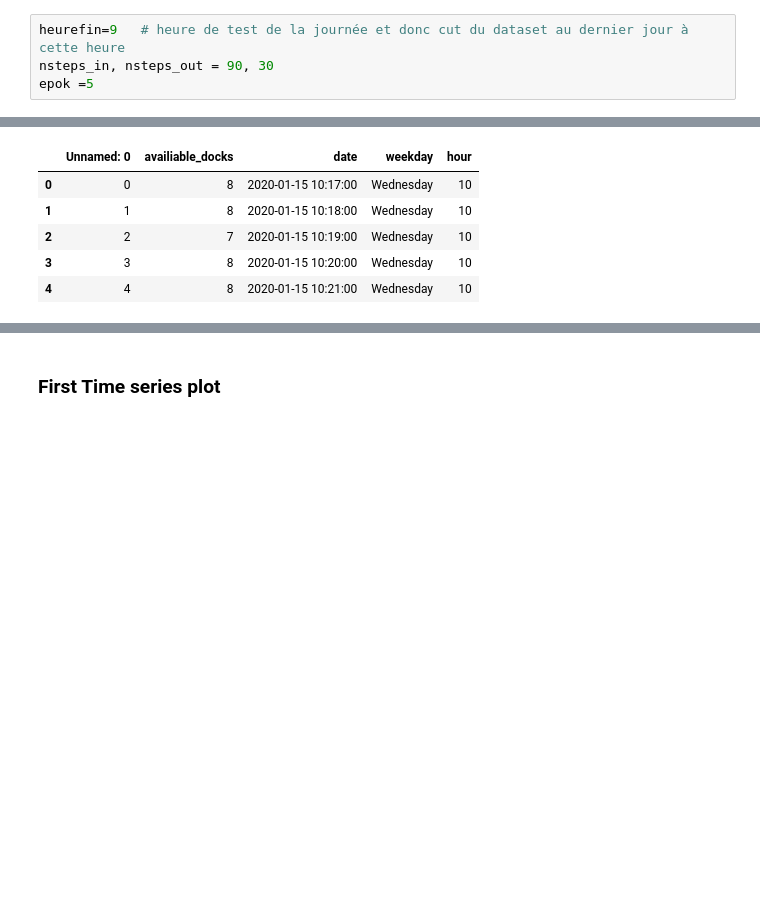
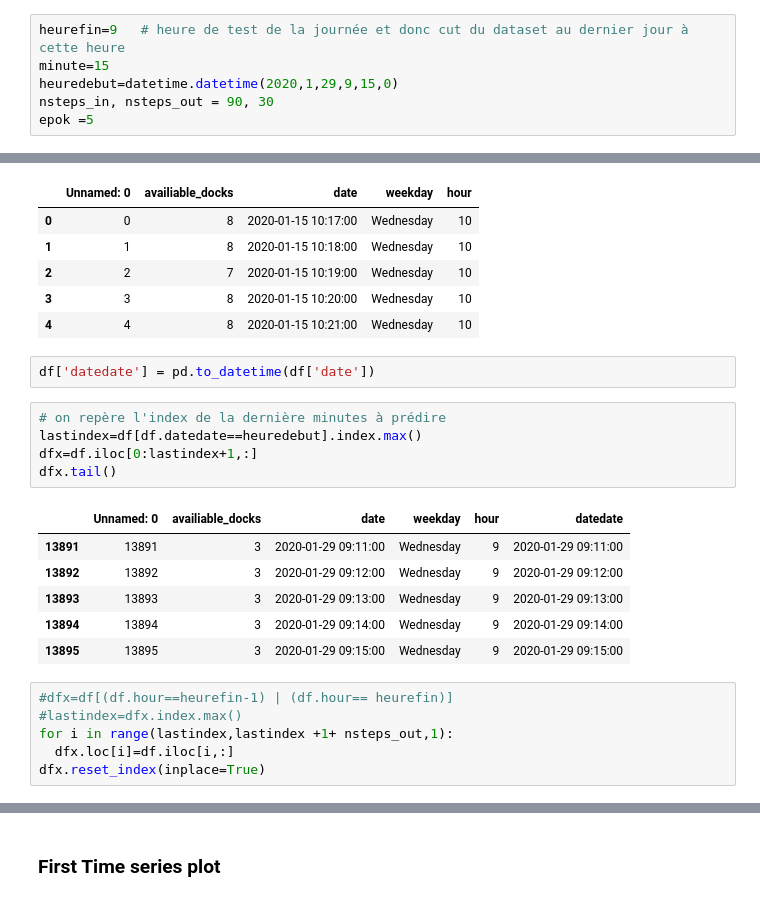
Before and after one commit to Cams75018/Velib_predictions, a Jupyter notebook: LSTM_multistep_min_par_min.ipynb, the cells around one changed output, grey strips where cells are left out. Cells and saved outputs as stored; diff of their text form; blank space fills up the shorter version.

```diff
--- a/LSTM_multistep_min_par_min.ipynb
+++ b/LSTM_multistep_min_par_min.ipynb
@@ -23,6 +24,8 @@ import timeit
 start_time = timeit.default_timer()
 # %%
 heurefin=9   # heure de test de la journée et donc cut du dataset au dernier jour à cette heure
+minute=15
+heuredebut=datetime.datetime(2020,1,29,9,15,0)
 nsteps_in, nsteps_out = 90, 30
 epok =5
 # %%
@@ -38,4 +41,24 @@ Number of rows and columns: (14800, 5)
 | 2 | 2 | 7 | 2020-01-15 10:19:00 | Wednesday | 10 |
 | 3 | 3 | 8 | 2020-01-15 10:20:00 | Wednesday | 10 |
 | 4 | 4 | 8 | 2020-01-15 10:21:00 | Wednesday | 10 |
+# %%
+df['datedate'] = pd.to_datetime(df['date'])
+# %%
+# on repère l'index de la dernière minutes à prédire
+lastindex=df[df.datedate==heuredebut].index.max()
+dfx=df.iloc[0:lastindex+1,:]
+dfx.tail()
+# %% [output]
+|  | Unnamed: 0 | availiable_docks | date | weekday | hour | datedate |
+| 13891 | 13891 | 3 | 2020-01-29 09:11:00 | Wednesday | 9 | 2020-01-29 09:11:00 |
+| 13892 | 13892 | 3 | 2020-01-29 09:12:00 | Wednesday | 9 | 2020-01-29 09:12:00 |
+| 13893 | 13893 | 3 | 2020-01-29 09:13:00 | Wednesday | 9 | 2020-01-29 09:13:00 |
+| 13894 | 13894 | 3 | 2020-01-29 09:14:00 | Wednesday | 9 | 2020-01-29 09:14:00 |
+| 13895 | 13895 | 3 | 2020-01-29 09:15:00 | Wednesday | 9 | 2020-01-29 09:15:00 |
+# %%
+#dfx=df[(df.hour==heurefin-1) | (df.hour== heurefin)]
+#lastindex=dfx.index.max()
+for i in range(lastindex,lastindex +1+ nsteps_out,1):
+  dfx.loc[i]=df.iloc[i,:]
+dfx.reset_index(inplace=True)
 # %%
```
Also changed, not shown: parts of 12 cells of this notebook.
